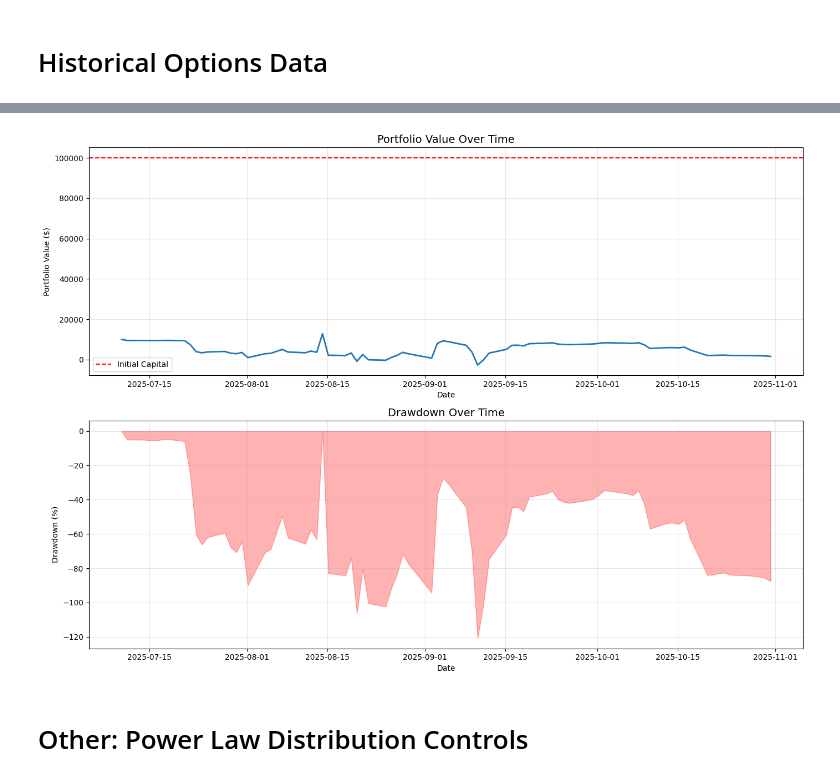
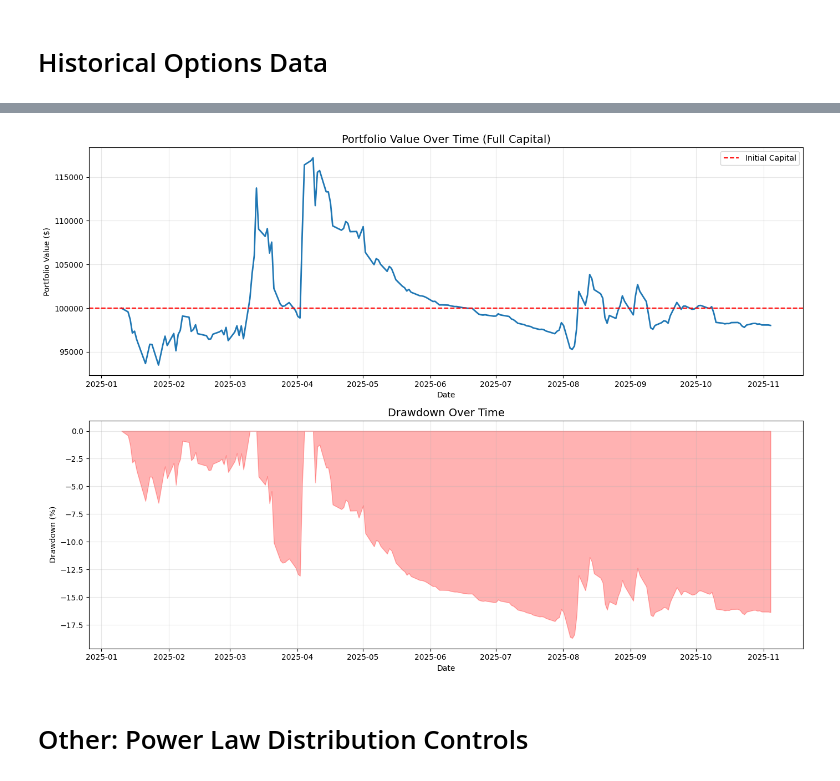
Before and after one commit to Omairss/spectral_nature, a Jupyter notebook: notebooks/alpaca_playbook.ipynb, the cells around one changed output, grey strips where cells are left out. Drawn from its saved outputs; the diff is of its cells as text; code cells hidden in the pictures.

```diff
--- a/notebooks/alpaca_playbook.ipynb
+++ b/notebooks/alpaca_playbook.ipynb
@@ -77,7 +153,7 @@ paper_header = {
 # %% [markdown]
 # Options Data
 # %%
-symbol = 'AAPL'
+symbol = 'QCOM'
 
 ########################################
 ####### Get options information ########
@@ -85,7 +161,7 @@ symbol = 'AAPL'
 option_details, strike_group, current_price = get_options_information(symbol = symbol,
                                                                        start_day_offset = 30,
                                                                        end_day_offset = 120,
-                                                                       option_type = 'put',
+                                                                       option_type = 'call',
                                                                        percentage_to_search = 0.1,
                                                                        headers = headers)
 display(option_details)
@@ -95,7 +171,7 @@ display(option_details)
 ########################################
 o = filter_option_trades_by_ff(strike_group = strike_group,
                            current_price = current_price,
-                           min_time_distance = 30,
-                           max_time_distance = 90,
+                           min_time_distance = 25,
+                           max_time_distance = 95,
                            min_ff_perc = 20)
 # %% [output]
@@ -413,9 +510,8 @@ def exit_long_leg(position, current_date, current_cash, options_price_tracker, r
     # Exit overall position (long adn short)
     total_pnl = get_single_position_value(position)
 
-    # Return capital plus P&L
-    # current_cash += position['capital_deployed'] + total_pnl
-    current_cash += total_pnl
+    # Return capital plus P&L (return principal + realized P&L)
+    current_cash += position['capital_deployed'] + total_pnl
 
     position['exit_date'] = current_date
     position['final_pnl'] = total_pnl
@@ -544,7 +640,7 @@ def check_existing_positions(portfolio_history, open_positions, closed_positions
 
     total_unrealized_pnl = sum([p['current_pnl'] for p in open_positions.values() if p['status'] == 'open'])
     total_deployed = sum([p['capital_deployed'] for p in open_positions.values() if p['status'] == 'open'])
-    total_portfolio_value = current_cash + total_unrealized_pnl
+    total_portfolio_value = current_cash + total_unrealized_pnl + total_deployed
 
 
     # Track portfolio history
@@ -762,70 +882,85 @@ Average P&L: $197.60
 portfolio_df = pd.DataFrame(portfolio_history)
 closed_trades_df = pd.DataFrame(closed_positions)
 
-# Calculate performance metrics
-final_portfolio_value = portfolio_df['total_value'].iloc[-1]
+# Baseline: only a fraction of capital was actively traded; add idle cash back to equity
+starting_trading_cash = initial_capital * max_position_ratio_of_capital  # cash allocated to trades
+idle_cash = initial_capital - starting_trading_cash                      # idle cash held constant
+
+# Build a full-equity series including idle cash
+portfolio_df['equity_full'] = portfolio_df['total_value'] + idle_cash
+
+# Calculate performance metrics on full equity
+final_portfolio_value = portfolio_df['equity_full'].iloc[-1]
 total_return = ((final_portfolio_value - initial_capital) / initial_capital) * 100
 
 # Calculate time period
-start_date = pd.to_datetime(historical_start_date, utc = True)
-end_date = pd.to_datetime(portfolio_df['date'].iloc[-1], utc = True)
+start_date = pd.to_datetime(historical_start_date, utc=True)
+end_date = pd.to_datetime(portfolio_df['date'].iloc[-1], utc=True)
 days_elapsed = (end_date - start_date).days
-years_elapsed = days_elapsed / 365.25
+years_elapsed = days_elapsed / 365.25 if days_elapsed > 0 else np.nan
 
-# Annualized return
-annualized_return = ((final_portfolio_value / initial_capital) ** (1 / years_elapsed) - 1) * 100
+# Annualized return (guard for very short periods)
+if years_elapsed and not np.isnan(years_elapsed) and years_elapsed > 0:
+    annualized_return = ((final_portfolio_value / initial_capital) ** (1 / years_elapsed) - 1) * 100
+else:
+    annualized_return = np.nan
 
-# Calculate daily returns
-portfolio_df['daily_return'] = portfolio_df['total_value'].pct_change()
+# Calculate daily returns on full equity
+portfolio_df['daily_return'] = portfolio_df['equity_full'].pct_change()
 
 # Sharpe Ratio (assuming risk-free rate of 4%)
 risk_free_rate = 0.04
-excess_returns = portfolio_df['daily_return'] - (risk_free_rate / 252)
-sharpe_ratio = (excess_returns.mean() / excess_returns.std()) * np.sqrt(252)
+risk_free_daily = risk_free_rate / 252
+excess_returns = portfolio_df['daily_return'] - risk_free_daily
+excess_std = excess_returns.std()
+sharpe_ratio = (excess_returns.mean() / excess_std) * np.sqrt(252) if excess_std and not np.isnan(excess_std) else np.nan
 
-# Maximum drawdown
-portfolio_df['cumulative_max'] = portfolio_df['total_value'].cummax()
-portfolio_df['drawdown'] = (portfolio_df['total_value'] - portfolio_df['cumulative_max']) / portfolio_df['cumulative_max']
+# Maximum drawdown on full equity
+portfolio_df['cumulative_max'] = portfolio_df['equity_full'].cummax()
+portfolio_df['drawdown'] = (portfolio_df['equity_full'] - portfolio_df['cumulative_max']) / portfolio_df['cumulative_max']
 max_drawdown = portfolio_df['drawdown'].min() * 100
 
-# Win rate
+# Win rate and profit factor
 if len(closed_trades_df) > 0:
     win_rate = (closed_trades_df['final_pnl'] > 0).sum() / len(closed_trades_df) * 100
     avg_win = closed_trades_df[closed_trades_df['final_pnl'] > 0]['final_pnl'].mean()
     avg_loss = closed_trades_df[closed_trades_df['final_pnl'] < 0]['final_pnl'].mean()
-    profit_factor = closed_trades_df[closed_trades_df['final_pnl'] > 0]['final_pnl'].sum() / abs(closed_trades_df[closed_trades_df['final_pnl'] < 0]['final_pnl'].sum())
+    total_wins = closed_trades_df[closed_trades_df['final_pnl'] > 0]['final_pnl'].sum()
+    total_losses = closed_trades_df[closed_trades_df['final_pnl'] < 0]['final_pnl'].sum()
+    profit_factor = (total_wins / abs(total_losses)) if total_losses != 0 else np.inf
 else:
-    win_rate = avg_win = avg_loss = profit_factor = 0
+    win_rate = avg_win = avg_loss = 0
+    profit_factor = np.nan
 
 # Print Performance Summary
 print("=" * 60)
-print("BACKTEST PERFORMANCE SUMMARY")
+print("BACKTEST PERFORMANCE SUMMARY (Full Capital)")
 print("=" * 60)
 print(f"Initial Capital:        ${initial_capital:,.2f}")
 print(f"Final Portfolio Value:  ${final_portfolio_value:,.2f}")
 print(f"Total Return:           {total_return:.2f}%")
-print(f"Annualized Return:      {annualized_return:.2f}%")
-print(f"Sharpe Ratio:           {sharpe_ratio:.2f}")
+print(f"Annualized Return:      {annualized_return:.2f}%" if not np.isnan(annualized_return) else "Annualized Return:      n/a")
+print(f"Sharpe Ratio:           {sharpe_ratio:.2f}" if not np.isnan(sharpe_ratio) else "Sharpe Ratio:           n/a")
 print(f"Maximum Drawdown:       {max_drawdown:.2f}%")
 print(f"\nTrading Period:         {start_date.date()} to {end_date.date()}")
 print(f"Days Elapsed:           {days_elapsed}")
 print(f"\nTotal Trades:           {len(closed_trades_df)}")
 print(f"Win Rate:               {win_rate:.2f}%")
-print(f"Average Win:            ${avg_win:.2f}")
-print(f"Average Loss:           ${avg_loss:.2f}")
-print(f"Profit Factor:          {profit_factor:.2f}")
+print(f"Average Win:            ${0 if np.isnan(avg_win) else avg_win:.2f}")
+print(f"Average Loss:           ${0 if np.isnan(avg_loss) else avg_loss:.2f}")
+print(f"Profit Factor:          {profit_factor:.2f}" if not np.isnan(profit_factor) and not np.isinf(profit_factor) else f"Profit Factor:          {profit_factor}")
 print(f"Capital Deployed (avg): ${total_capital_deployed / max(1, len(closed_trades_df)):,.2f}")
 print("=" * 60)
 
-# Plot portfolio value over time
+# Plot portfolio value over time (full equity)
 import matplotlib.pyplot as plt
 
 fig, axes = plt.subplots(2, 1, figsize=(14, 10))
 
-# Portfolio value
-axes[0].plot(portfolio_df['date'], portfolio_df['total_value'], linewidth=2)
+# Portfolio value (full equity)
+axes[0].plot(portfolio_df['date'], portfolio_df['equity_full'], linewidth=2)
 axes[0].axhline(y=initial_capital, color='r', linestyle='--', label='Initial Capital')
-axes[0].set_title('Portfolio Value Over Time', fontsize=14)
+axes[0].set_title('Portfolio Value Over Time (Full Capital)', fontsize=14)
 axes[0].set_xlabel('Date')
 axes[0].set_ylabel('Portfolio Value ($)')
 axes[0].legend()
@@ -862,6 +997,6 @@ Profit Factor:          3.83
 Capital Deployed (avg): $0.00
 ============================================================
-[figure, old version]
+[figure, new version]
 # %% [markdown]
 # Other: Power Law Distribution Controls
 # %%
```
Also changed, not shown: parts of 7 cells of this notebook, 3 other files.
